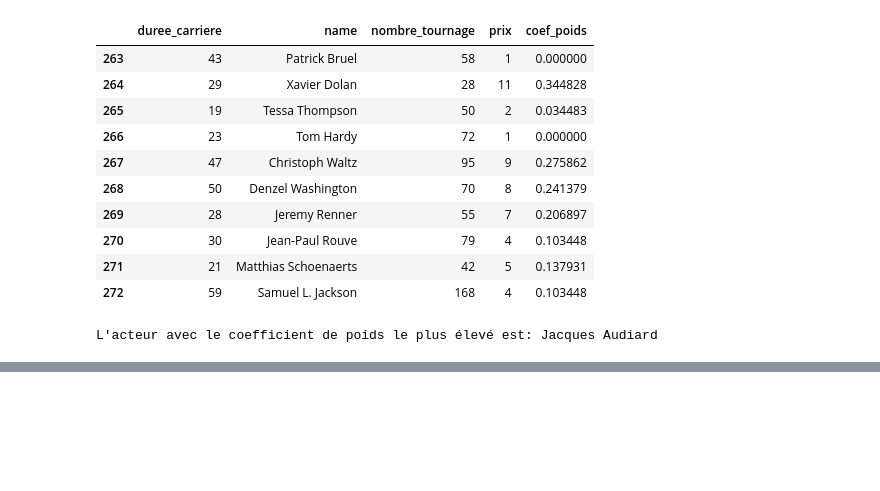
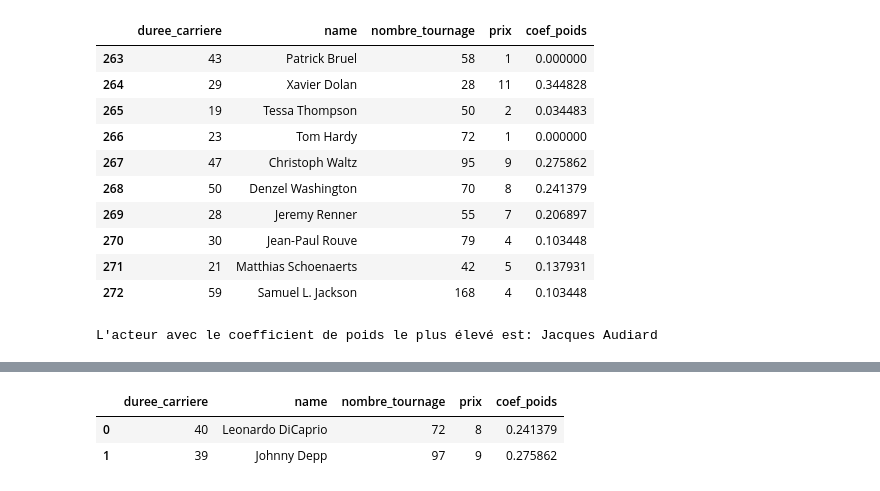
Before and after one commit to Melobgn/cinema_prediction, a Jupyter notebook: feature_engineering.ipynb, the cells around one changed output, grey strips where cells are left out. Drawn from its saved outputs; the diff is of its cells as text; code cells hidden in the pictures; blank space fills up the shorter version.

Commit message:
poids acteurs

```diff
--- a/feature_engineering.ipynb
+++ b/feature_engineering.ipynb
@@ -340,6 +340,12 @@ df.head(2)
 |  | acteurs | budget | compositeur | date | entrees_premiere_semaine | franchise | genre | pays | producteur | ... |
 | 0 | Sam Worthington, Sigourney Weaver | 315000000 | James Horner | 2009-12-16 | 2 648 596 | Franchise | Science Fiction | Etats-Unis | NaN | ... |
 | 1 | Daniel Radcliffe, Emma Watson, Ga... | 130000000 | John Williams | 2004-06-02 | 2 503 699 | Franchise | Fantasy | Etats-Unis | NaN | ... |
+# %%
+actors.head(2)
+# %% [output]
+|  | duree_carriere | name | nombre_tournage | prix | coef_poids |
+| 0 | 40 | Leonardo DiCaprio | 72 | 8 | 0.241379 |
+| 1 | 39 | Johnny Depp | 97 | 9 | 0.275862 |
 # %%
 # fonction pour calculer le poids total des acteurs dans le casting d'un film
 def calcul_poids_total(casting):
```
Also changed, not shown: parts of 3 cells of this notebook.
